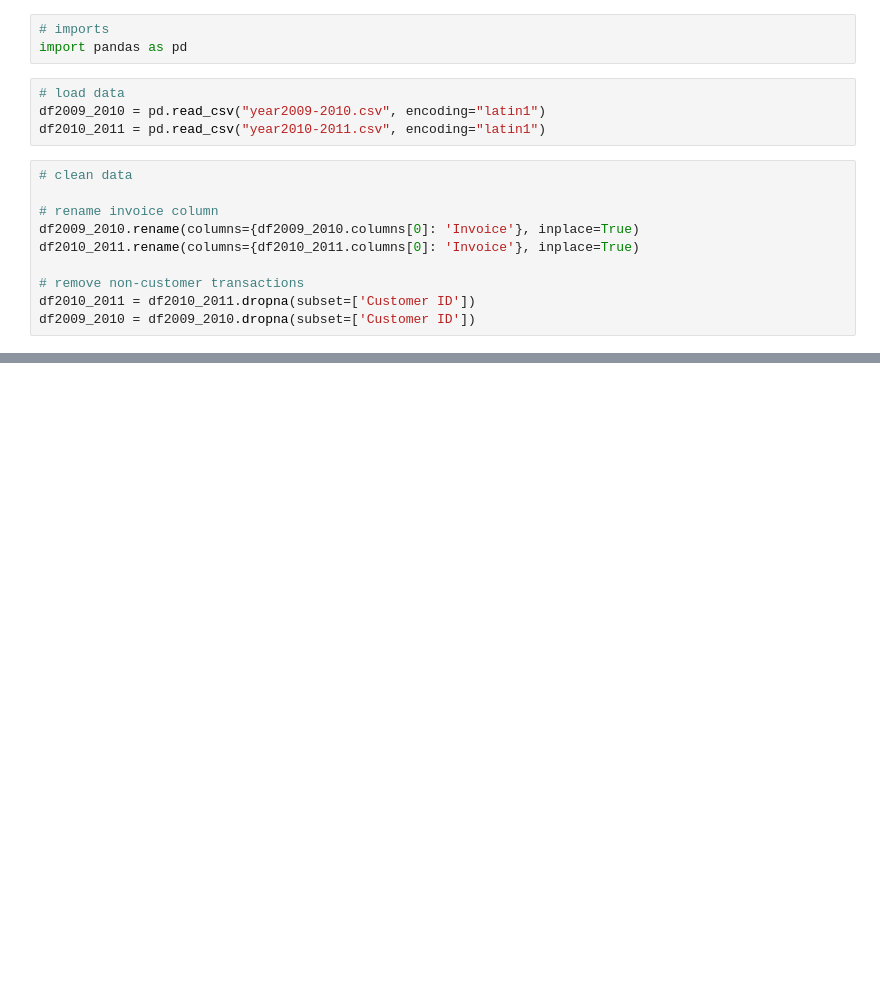
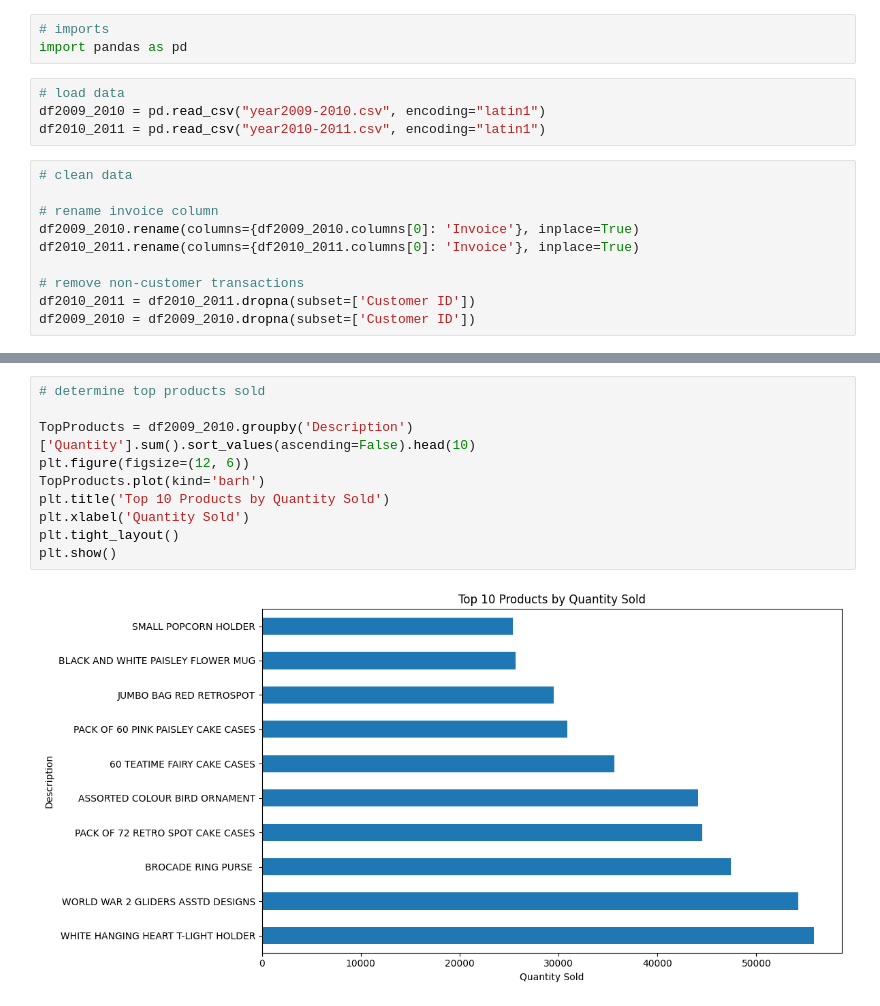
Before and after one commit to eth-alexander/CAP4770-Project, a Jupyter notebook: project.ipynb, the cells around one changed output, grey strips where cells are left out. Saved outputs shown, nothing was run; the diff lists cells and outputs as text; blank space fills up the shorter version.

```diff
--- a/project.ipynb
+++ b/project.ipynb
@@ -37,0 +93,12 @@ print(df2009_2010[df2009_2010.duplicated(subset=['StockCode', 'Invoice'], keep=F
+# %%
+# determine top products sold
+
+TopProducts = df2009_2010.groupby('Description')['Quantity'].sum().sort_values(ascending=False).head(10)
+plt.figure(figsize=(12, 6))
+TopProducts.plot(kind='barh')
+plt.title('Top 10 Products by Quantity Sold')
+plt.xlabel('Quantity Sold')
+plt.tight_layout()
+plt.show()
+# %% [output]
+[figure, added]
```
Also changed, not shown: parts of 6 cells of this notebook.
